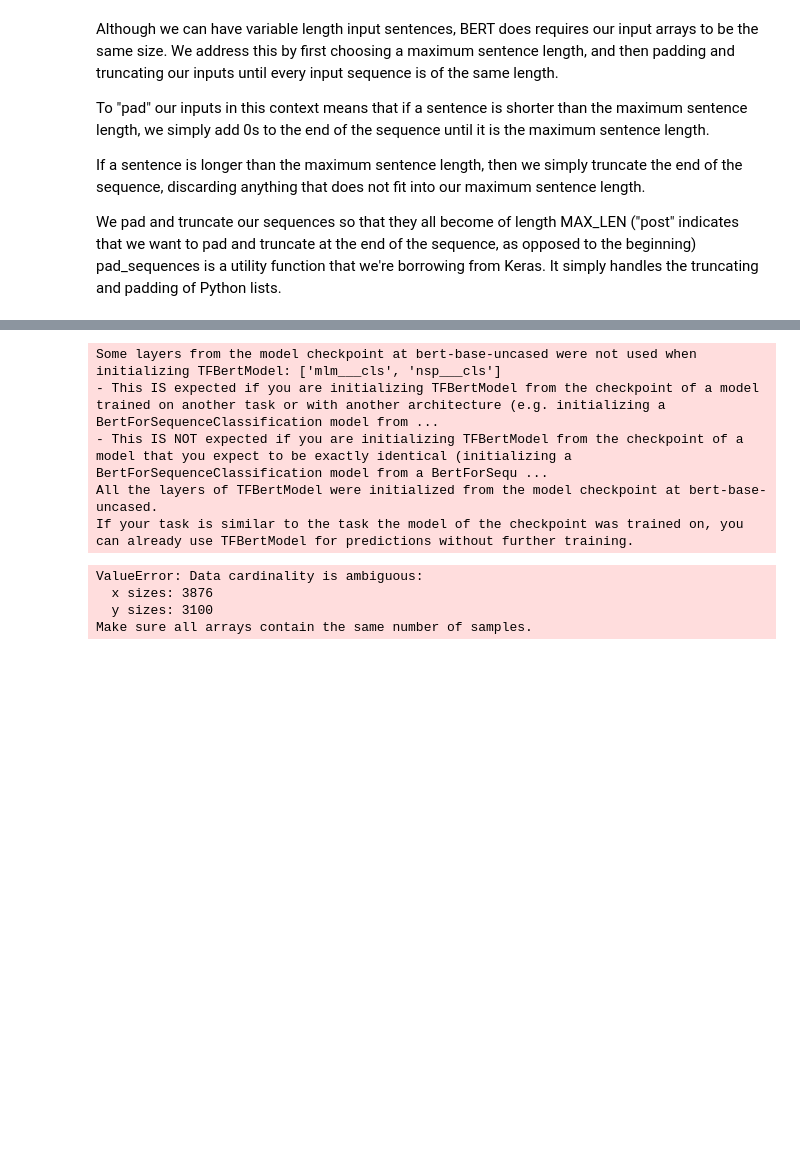
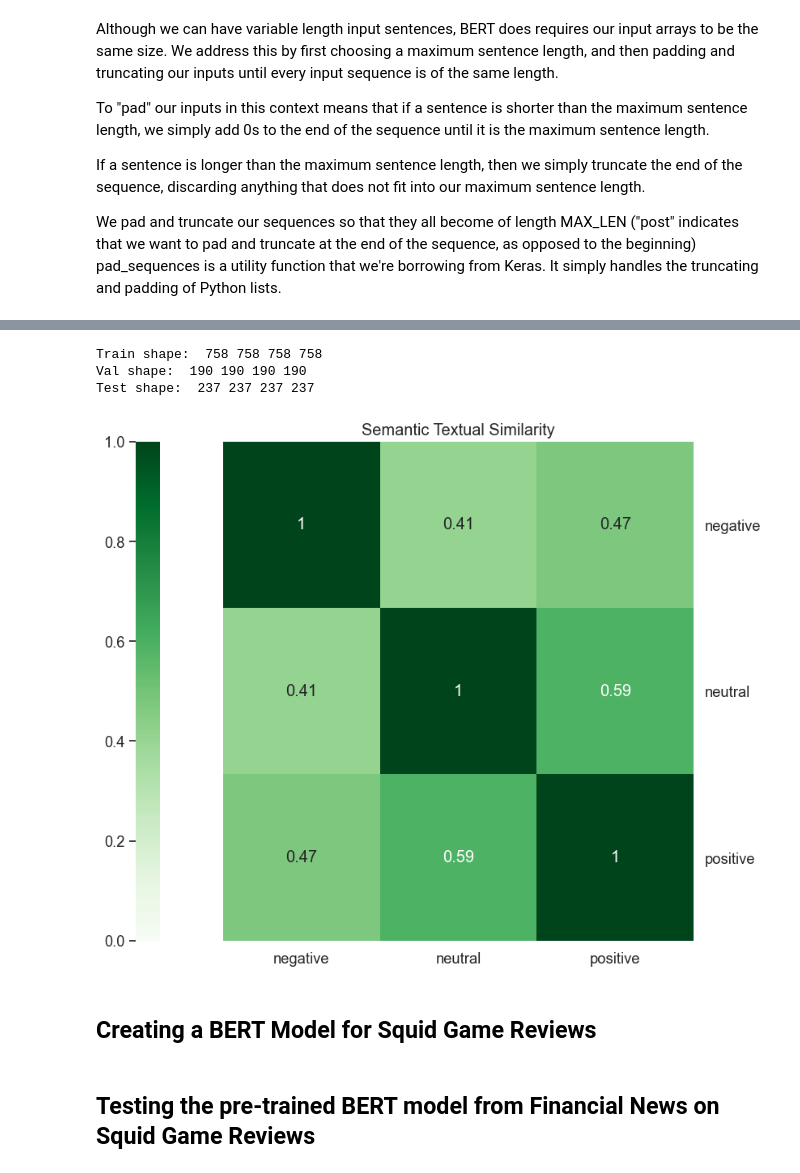
Before and after one commit to meowster99/news-sentiment-analysis, a Jupyter notebook: BERT.ipynb, the cells around one changed output, grey strips where cells are left out. Saved outputs shown, nothing was run; the diff lists cells and outputs as text; code cells hidden in the pictures; blank space fills up the shorter version.

```diff
--- a/BERT.ipynb
+++ b/BERT.ipynb
@@ -135,4 +341,9 @@ def create_attention_masks(df):
+# %%
+sg_Xtrain = pd.read_csv('data/train/squidgame_Xtrain.csv', index_col=0)
+sg_Xtest = pd.read_csv('data/test/squidgame_Xtest.csv', index_col=0)
+sg_ytrain = pd.read_csv('data/train/squidgame_ytrain.csv', index_col=0)
+sg_ytest = pd.read_csv('data/test/squidgame_ytest.csv', index_col=0)
 # %%
 # mapping the classes to a numeric representation
-train_labels = fnews_ytrain['Class'].map({'neutral':0, 'positive': 1, 'negative': -1}).values
-test_labels = fnews_ytest['Class'].map({'neutral':0, 'positive': 1, 'negative': -1}).values
+sg_train_labels = sg_ytrain['Class'].map({'neutral':0, 'positive': 1, 'negative': -1}).values
+sg_test_labels = sg_ytest['Class'].map({'neutral':0, 'positive': 1, 'negative': -1}).values
@@ -185,30 +350,29 @@ test_inputs_scaled = scaler.transform(test_inputs)
-# %%
-epochs = 3
-batch_size = 8
-patients = 3
-learning_rate = 3e-5
-n_validate_per_epoch = 5
-model, _ = create_model()
-optimizer = tf.keras.optimizers.Adam(learning_rate)
-model.compile(loss='binary_crossentropy', optimizer=optimizer)
-init_weights = model.get_weights()
-# %% [output]
-Some layers from the model checkpoint at bert-base-uncased were not used when initializing TFBertModel: ['mlm___cls', 'nsp___cls']
-- This IS expected if you are initializing TFBertModel from the checkpoint of a model trained on another task or with another architecture (e.g. initializing a BertForSequenceClassification model from ...
-- This IS NOT expected if you are initializing TFBertModel from the checkpoint of a model that you expect to be exactly identical (initializing a BertForSequenceClassification model from a BertForSequ ...
-All the layers of TFBertModel were initialized from the model checkpoint at bert-base-uncased.
-If your task is similar to the task the model of the checkpoint was trained on, you can already use TFBertModel for predictions without further training.
-# %%
-test_preds = []
-model.set_weights(init_weights)
-model.fit(ttrain_inputs_scaled, ttrain_labels,
-                validation_data=(val_inputs_scaled, val_labels),
-                epochs=epochs,
-                batch_size=batch_size,)
-
-t_preds = model.predict(test_inputs, batch_size=batch_size)
-# %% [output]
-ValueError: Data cardinality is ambiguous:
-  x sizes: 3876
-  y sizes: 3100
-Make sure all arrays contain the same number of samples.
+# %%
+sg_train_input_ids, sg_train_tokens, sg_train_attention_masks = create_attention_masks(sg_Xtrain['Review'])
+sg_test_input_ids, sg_test_tokens, sg_test_attention_masks = create_attention_masks(sg_Xtest['Review'])
+sg_ttrain_input_ids, sg_val_input_ids, sg_ttrain_tokens, sg_val_tokens, sg_ttrain_attention_masks, sg_val_attention_masks, sg_ttrain_labels, sg_val_labels  = train_test_split(sg_train_input_ids, sg_train_tokens, sg_train_attention_masks, sg_train_labels, test_size=0.2)
+print('Train shape: ', len(sg_ttrain_input_ids), len(sg_ttrain_tokens), len(sg_ttrain_attention_masks), len(sg_ttrain_labels))
+print('Val shape: ', len(sg_val_input_ids), len(sg_val_tokens), len(sg_val_attention_masks), len(sg_val_labels))
+print('Test shape: ', len(sg_test_input_ids), len(sg_test_tokens), len(sg_test_attention_masks), len(sg_test_labels))
+# %% [output]
+Train shape:  758 758 758 758
+Val shape:  190 190 190 190
+Test shape:  237 237 237 237
+# %%
+sentiments = ["negative", "neutral", "positive"]
+
+# comparing a random sample from each
+sg_neg_samples = np.array(sg_ttrain_input_ids)[sg_ttrain_labels==-1]
+sg_neu_samples = np.array(sg_ttrain_input_ids)[sg_ttrain_labels==0]
+sg_pos_samples = np.array(sg_ttrain_input_ids)[sg_ttrain_labels==1]
+plot_similarity([
+  neg_samples[random.randint(0, len(sg_neg_samples)-1)],
+  neu_samples[random.randint(0, len(sg_neu_samples)-1)],
+  pos_samples[random.randint(0, len(sg_pos_samples)-1)]
+  ], sentiments)
+# %% [output]
+[figure, added]
+# %% [markdown]
+## Creating a BERT Model for Squid Game Reviews
+# %% [markdown]
+## Testing the pre-trained BERT model from Financial News on Squid Game Reviews
```
Also changed, not shown: parts of 32 cells of this notebook, 6 other files.
